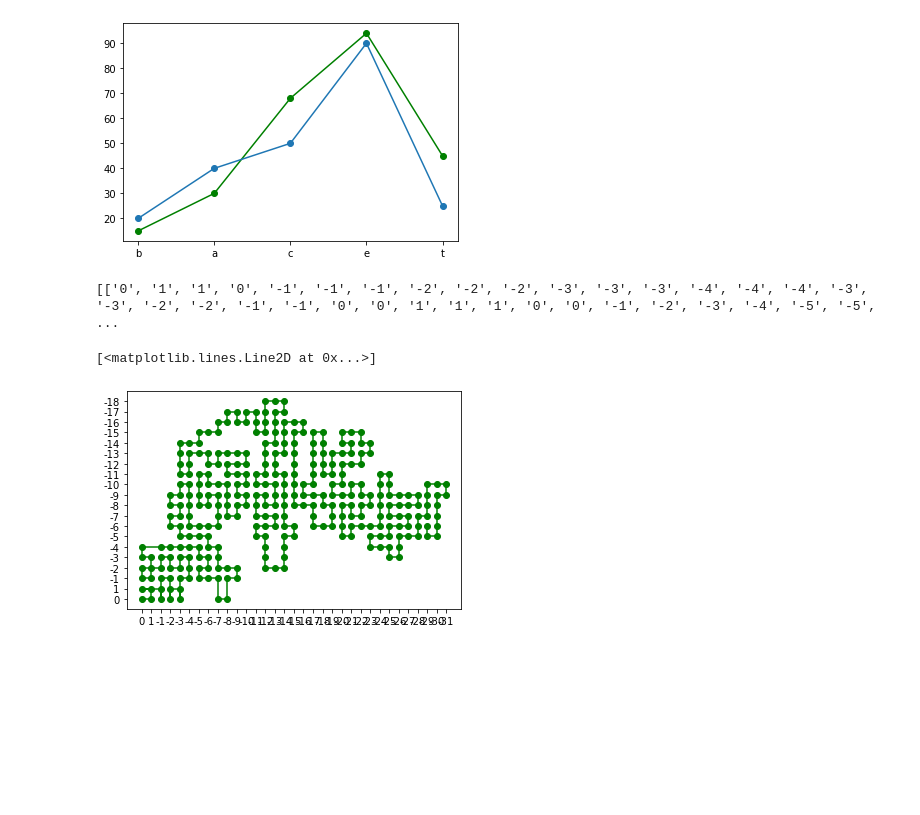
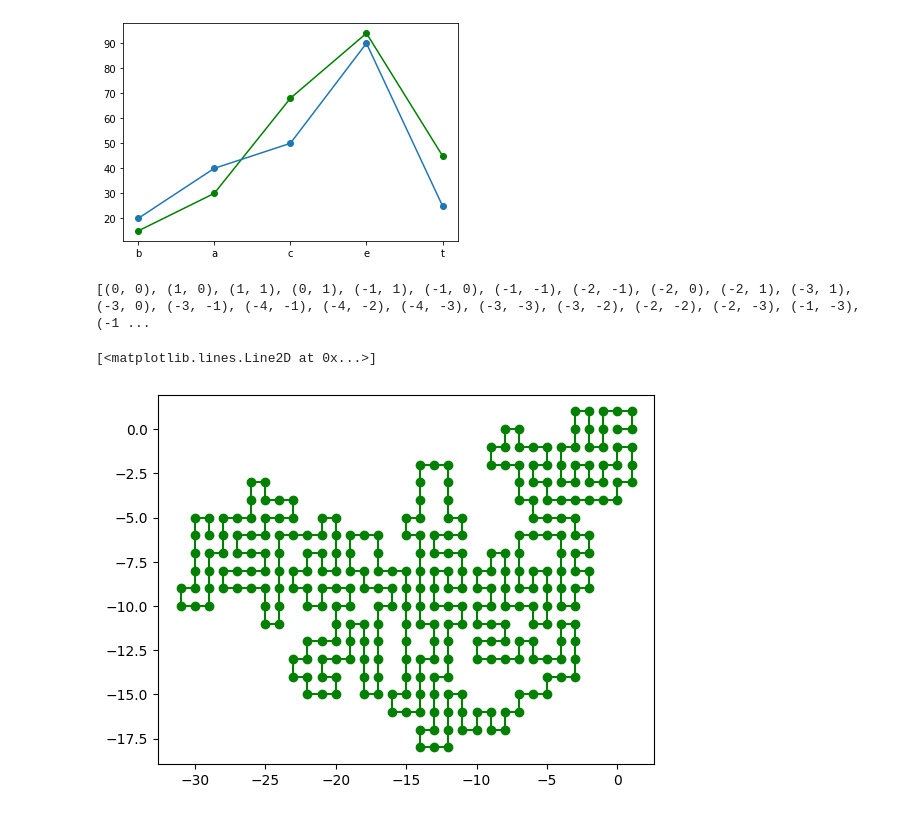
Before and after one commit to ABRomeroLosada/BAG-python, a Jupyter notebook: Biopython/plegado2D_enunciado.ipynb, the cells around one changed output. Saved outputs shown, nothing was run; the diff lists cells and outputs as text; code cells hidden in the pictures; blank space fills up the shorter version.

```diff
--- a/Biopython/plegado2D_enunciado.ipynb
+++ b/Biopython/plegado2D_enunciado.ipynb
@@ -442,4 +442,3 @@ pyplot.plot(["b","a","c","e","t"], [20,40,50,90,25],'o-')
 [<matplotlib.lines.Line2D at 0x...>]
 [figure]
 # %%
-####### Hacemos la representación de la proteína
@@ -447,24 +446,21 @@ result= ('MPNSTTVMEFLLMRFSDVWTLQILHSASFFMLYLVTLMGNILIVTVTTCDSSLHMPMYFFLRNLSILDAC
 result
 dic_coordenadas = get_spatial_dic(result[0], result[1])
+coordenadas = list(dic_coordenadas.keys())
+#print(coordenadas)
 
-coordenadas = list(dic_coordenadas.keys())
-coordenadas
-
-def plot_data(x):
+def plot_data(coordenadas):
     xlist=[]
     ylist=[]
-    for coordenada in x:
-        xy=str(coordenada).split(", ")
-        xlist.append(xy[0].split("(")[1])
-        ylist.append(xy[1].split(")")[0])
-    return([xlist,ylist])
+    for (xpos,ypos) in coordenadas:
+        xlist.append(xpos)
+        ylist.append(ypos)
+    return(xlist,ylist)
 
 data=plot_data(coordenadas)
-print(data)
 pyplot.plot(data[0],data[1],'o-', color="green")
 # %% [output]
-[['0', '1', '1', '0', '-1', '-1', '-1', '-2', '-2', '-2', '-3', '-3', '-3', '-4', '-4', '-4', '-3', '-3', '-2', '-2', '-1', '-1', '0', '0', '1', '1', '1', '0', '0', '-1', '-2', '-3', '-4', '-5', '-5', ...
+[(0, 0), (1, 0), (1, 1), (0, 1), (-1, 1), (-1, 0), (-1, -1), (-2, -1), (-2, 0), (-2, 1), (-3, 1), (-3, 0), (-3, -1), (-4, -1), (-4, -2), (-4, -3), (-3, -3), (-3, -2), (-2, -2), (-2, -3), (-1, -3), (-1 ...
 [<matplotlib.lines.Line2D at 0x...>]
-[figure, old version]
+[figure, new version]
 # %%
 #Lo probramos con otra proteina, por ejemplo insulina
```
Also changed, not shown: parts of 1 cell of this notebook, 1 other file.
